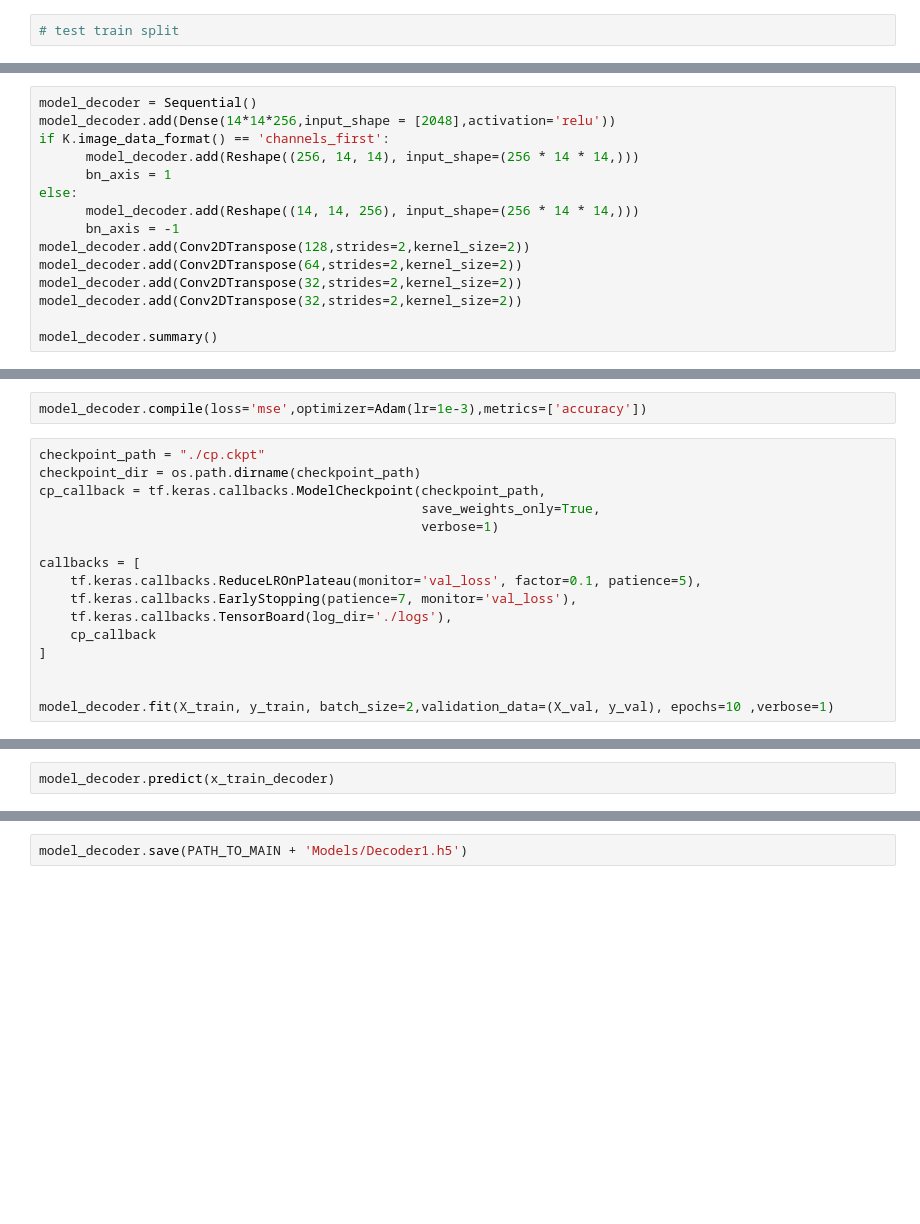
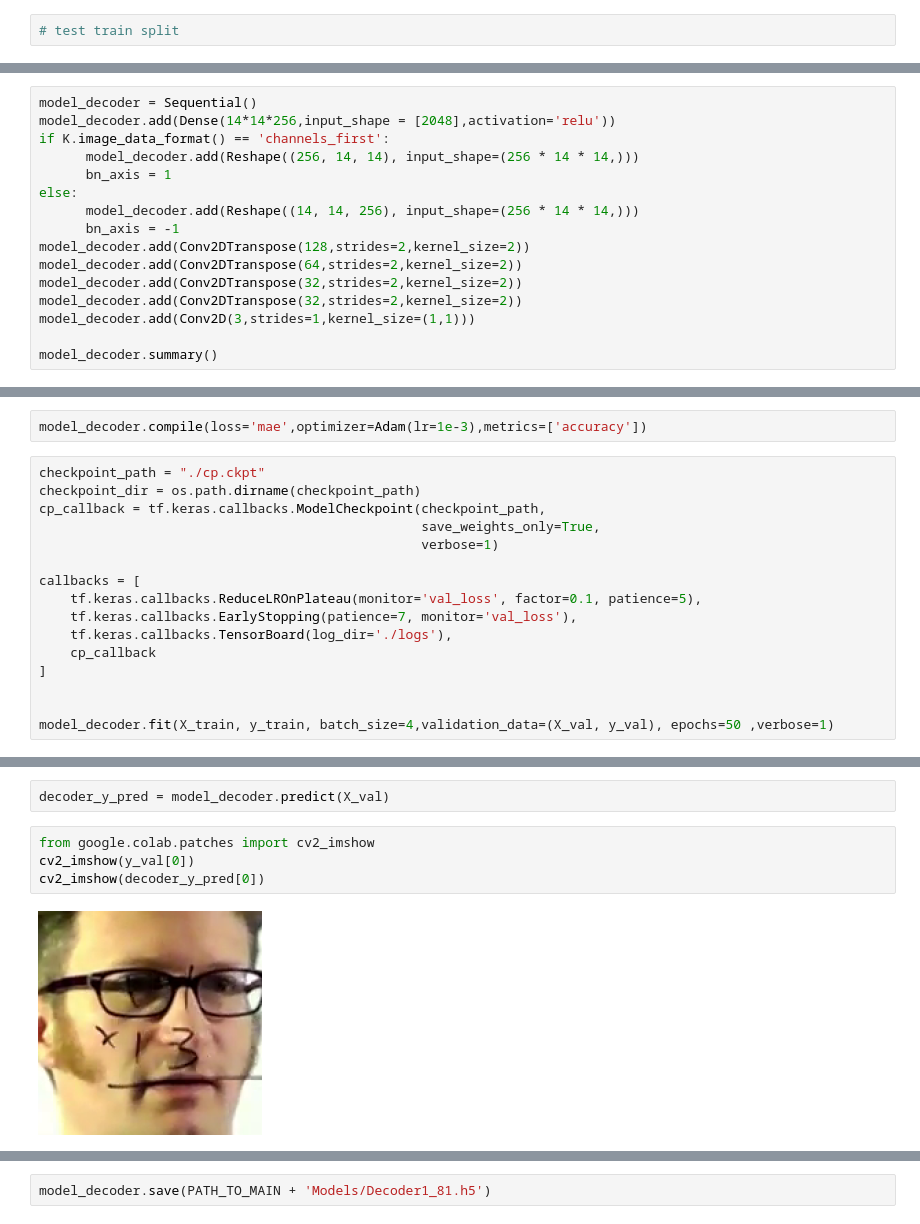
Before and after one commit to ashwinvaswani/Generative-Modelling-of-Images-from-Speech, a Jupyter notebook: src/keras/keras_decoder.ipynb, the cells around one changed output, grey strips where cells are left out. Cells and saved outputs as stored; diff of their text form; blank space fills up the shorter version.

Commit message:
Decoder base added

```diff
--- a/src/keras/keras_decoder.ipynb
+++ b/src/keras/keras_decoder.ipynb
@@ -56,5 +120,6 @@ model_decoder.add(Conv2DTranspose(128,strides=2,kernel_size=2))
 model_decoder.add(Conv2DTranspose(64,strides=2,kernel_size=2))
 model_decoder.add(Conv2DTranspose(32,strides=2,kernel_size=2))
 model_decoder.add(Conv2DTranspose(32,strides=2,kernel_size=2))
+model_decoder.add(Conv2D(3,strides=1,kernel_size=(1,1)))
 
 model_decoder.summary()
@@ -61,5 +144,5 @@ model_decoder.summary()
 # %%
-model_decoder.compile(loss='mse',optimizer=Adam(lr=1e-3),metrics=['accuracy'])
+model_decoder.compile(loss='mae',optimizer=Adam(lr=1e-3),metrics=['accuracy'])
 # %%
 checkpoint_path = "./cp.ckpt"
 checkpoint_dir = os.path.dirname(checkpoint_path)
@@ -75,4 +158,4 @@ callbacks = [
 ]
 
 
-model_decoder.fit(X_train, y_train, batch_size=2,validation_data=(X_val, y_val), epochs=10 ,verbose=1)
+model_decoder.fit(X_train, y_train, batch_size=4,validation_data=(X_val, y_val), epochs=50 ,verbose=1)
@@ -79,2 +181,8 @@ model_decoder.fit(X_train, y_train, batch_size=2,validation_data=(X_val, y_val),
-# %%
-model_decoder.predict(x_train_decoder)
+# %%
+decoder_y_pred = model_decoder.predict(X_val)
+# %%
+from google.colab.patches import cv2_imshow
+cv2_imshow(y_val[0])
+cv2_imshow(decoder_y_pred[0])
+# %% [output]
+[figure, added]
@@ -81,2 +190,2 @@ model_decoder.predict(x_train_decoder)
 # %%
-model_decoder.save(PATH_TO_MAIN + 'Models/Decoder1.h5')
+model_decoder.save(PATH_TO_MAIN + 'Models/Decoder1_81.h5')
```
Also changed, not shown: parts of 14 cells of this notebook.
